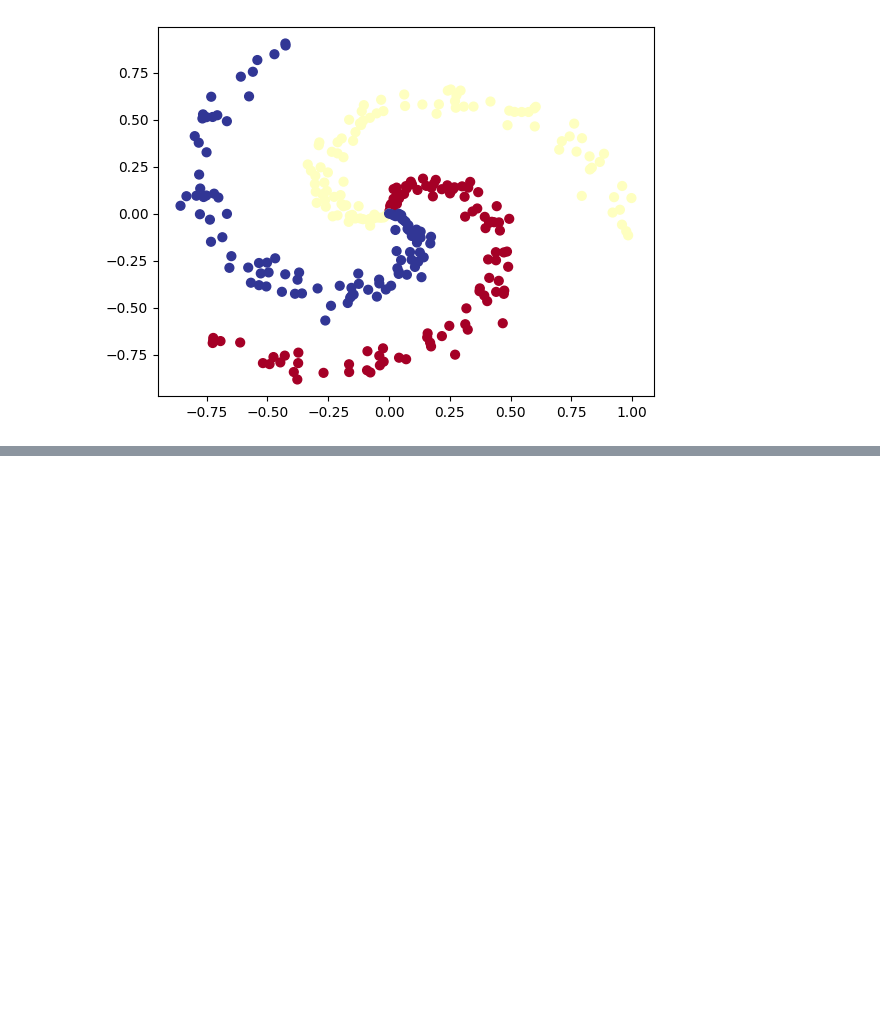
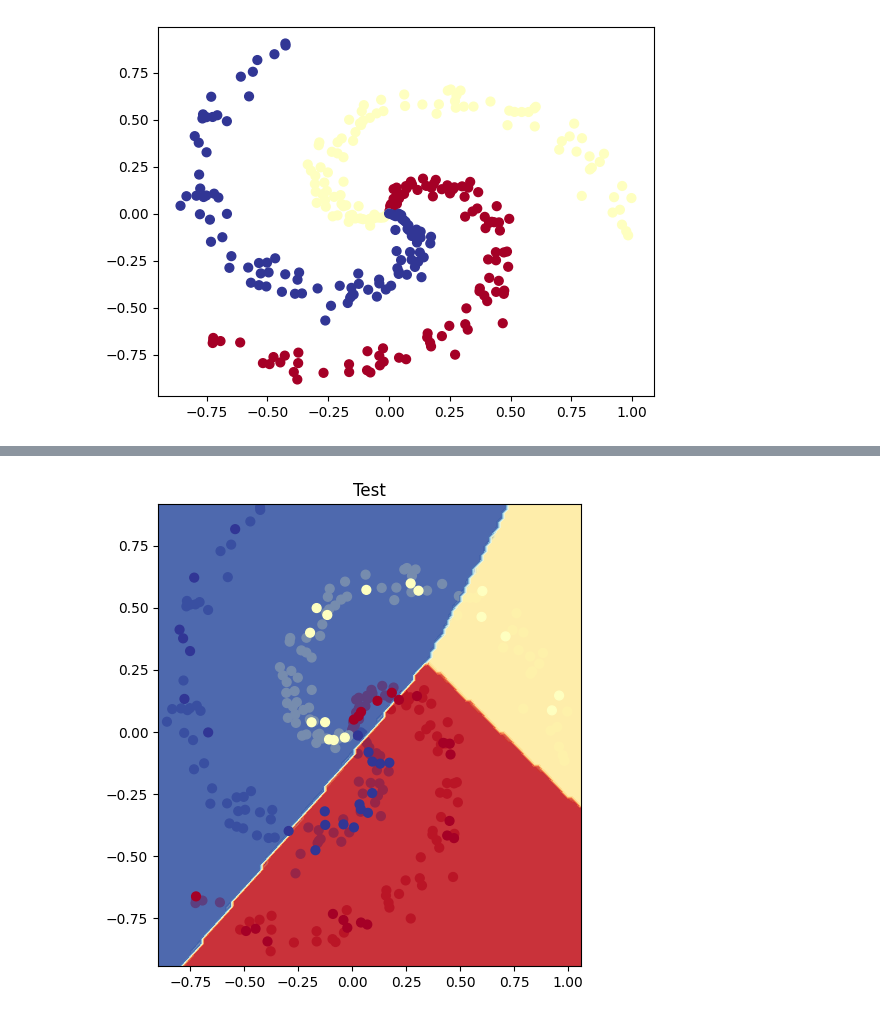
Before and after one commit to HassanAlam55/PyTorch_Deep_Learning_Bootcamp, a Jupyter notebook: 02_pytorch_classification_exercises - Practice.ipynb, the cells around one changed output, grey strips where cells are left out. Drawn from its saved outputs; the diff is of its cells as text; code cells hidden in the pictures; blank space fills up the shorter version.

Commit message:
initial spiral model done, bad results

```diff
--- a/02_pytorch_classification_exercises - Practice.ipynb
+++ b/02_pytorch_classification_exercises - Practice.ipynb
@@ -390,9 +390,9 @@ y = torch.from_numpy(y).type(torch.LongTensor) # labels need to be of type long
 from sklearn.model_selection import train_test_split
 # %%
 # Let's calculuate the accuracy for when we fit our model
-!pip -q install torchmetrics # colab doesn't come with torchmetrics
-from torchmetrics import Accuracy
+# !pip -q install torchmetrics # colab doesn't come with torchmetrics
+# from torchmetrics import Accuracy
 
 ## TODO: uncomment the two lines below to send the accuracy function to the device
-# acc_fn = Accuracy(task="multiclass", num_classes=4).to(device)
-# acc_fn
+acc_fn = Accuracy(task="multiclass", num_classes=3).to(device)
+acc_fn
@@ -425,35 +470,46 @@ Pred labels:
 # %%
 # Setup loss function and optimizer
-# loss_fn =
-# optimizer =
+loss_fn = nn.CrossEntropyLoss()
+optimizer = torch.optim.Adam(sprial_model.parameters(), lr = 0.02)
 # %%
 # Build a training loop for the model
+epochs = 1000
 
 # Loop over data
-
+for epoch in range (epochs):
 
   ## Training
+  sprial_model.train()
 
   # 1. Forward pass
+  y_logits = sprial_model(X_train)
+  y_pred = torch.softmax(y_logits, dim = 1).argmax(dim = 1)
 
 
   # 2. Calculate the loss
-
+  loss = loss_fn(y_logits, y_train)
+  acc = acc_fn(y_pred, y_train)
 
   # 3. Optimizer zero grad
-
+  optimizer.zero_grad
 
   # 4. Loss backward
-
+  loss.backward()
 
   # 5. Optimizer step
-
+  optimizer.step()
 
   ## Testing
-
+  sprial_model.eval
+  with torch.inference_mode():
 
     # 1. Forward pass
-
+    test_logits = sprial_model(X_test)
+    test_pred = torch.softmax(test_logits, dim = 1).argmax(dim = 1)
     # 2. Caculate loss and acc
+    test_loss = loss_fn(test_logits, y_test)
+    test_acc = acc_fn (test_pred, y_test)
 
   # Print out what's happening every 100 epochs
+  if epoch % 100 == 0:
+    print (f'epoch: {epoch}| Loss = {loss:.4f}| Accuracy {acc:.4f}| test loss {test_loss:.4f}| Test accurac {test_acc:.4f} ')
@@ -461,0 +527,10 @@ Pred labels:
+# %%
+# Plot decision boundaries for training and test sets
+plt.figure(figsize=(12,6))
+plt.subplot (1,2,1)
+plt.title('Train')
+plot_decision_boundary(sprial_model, X_train.detach(), y_train.detach())
+plt.title('Test')
+plot_decision_boundary(sprial_model, X_test.detach(), y_test.detach())
+# %% [output]
+[figure, added]
```
Also changed, not shown: parts of 10 cells of this notebook.
